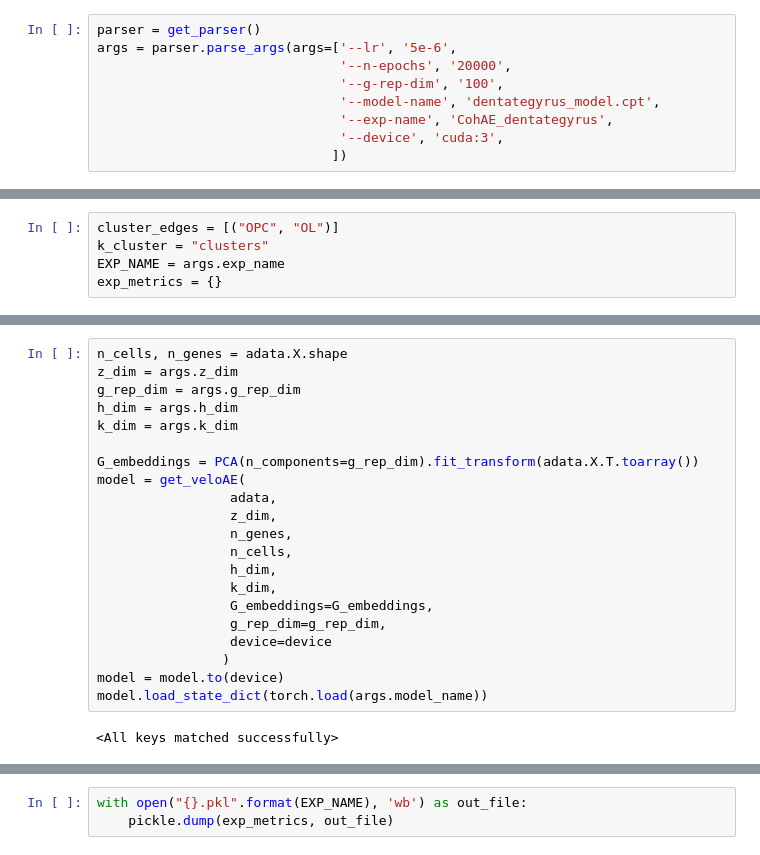
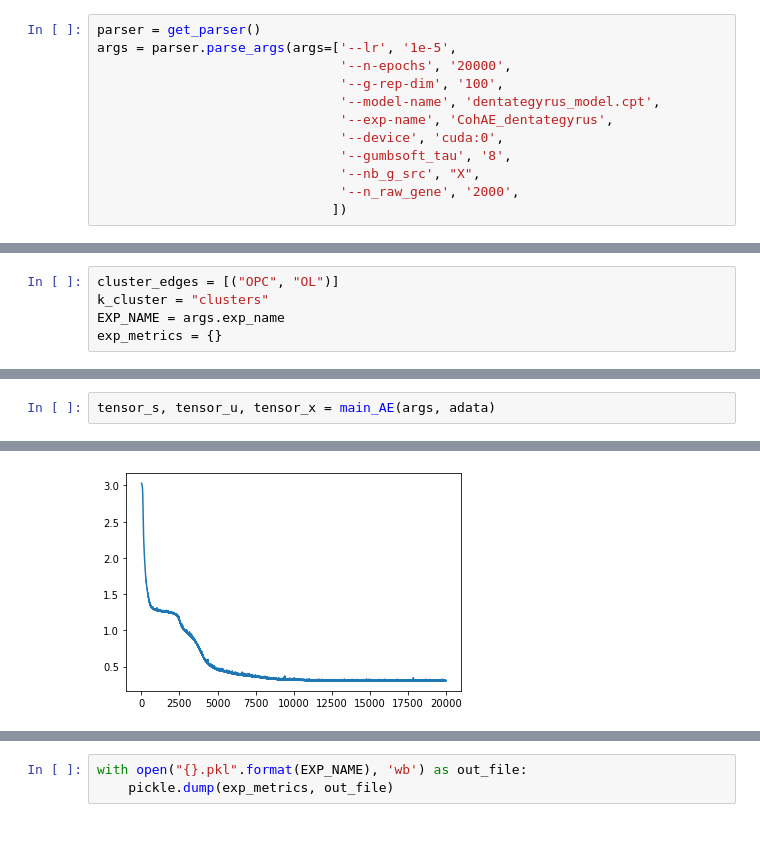
Before and after one commit to qiaochen/VeloAE, a Jupyter notebook: notebooks/dentategyrus/model-dentategyrus.ipynb, the cells around one changed output, grey strips where cells are left out. Drawn from its saved outputs; the diff is of its cells as text.

```diff
--- a/notebooks/dentategyrus/model-dentategyrus.ipynb
+++ b/notebooks/dentategyrus/model-dentategyrus.ipynb
@@ -17,12 +12,15 @@ from IPython import display
 from matplotlib import pyplot as plt
 # %%
 parser = get_parser()
-args = parser.parse_args(args=['--lr', '5e-6',
+args = parser.parse_args(args=['--lr', '1e-5',
                                '--n-epochs', '20000',
                                '--g-rep-dim', '100',
                                '--model-name', 'dentategyrus_model.cpt',
                                '--exp-name', 'CohAE_dentategyrus',
-                               '--device', 'cuda:3',
+                               '--device', 'cuda:0',
+                               '--gumbsoft_tau', '8',
+                               '--nb_g_src', "X",
+                               '--n_raw_gene', '2000',
                               ])
 # %%
 torch.manual_seed(args.seed)
@@ -156,23 +121,3 @@ main_AE(args)
-# %%
-n_cells, n_genes = adata.X.shape
-z_dim = args.z_dim
-g_rep_dim = args.g_rep_dim
-h_dim = args.h_dim
-k_dim = args.k_dim
-
-G_embeddings = PCA(n_components=g_rep_dim).fit_transform(adata.X.T.toarray())
-model = get_veloAE(
-                 adata,
-                 z_dim,
-                 n_genes,
-                 n_cells,
-                 h_dim,
-                 k_dim,
-                 G_embeddings=G_embeddings,
-                 g_rep_dim=g_rep_dim,
-                 device=device
-                )
-model = model.to(device)
-model.load_state_dict(torch.load(args.model_name))
-# %% [output]
-<All keys matched successfully>
+# %%
+tensor_s, tensor_u, tensor_x = main_AE(args, adata)
+# %% [output]
@@ -179,2 +141,3 @@ model.load_state_dict(torch.load(args.model_name))
+[figure, added]
 # %%
 def exp(adata, exp_metrics):
```
Also changed, not shown: parts of 9 cells of this notebook, 5 other files.
